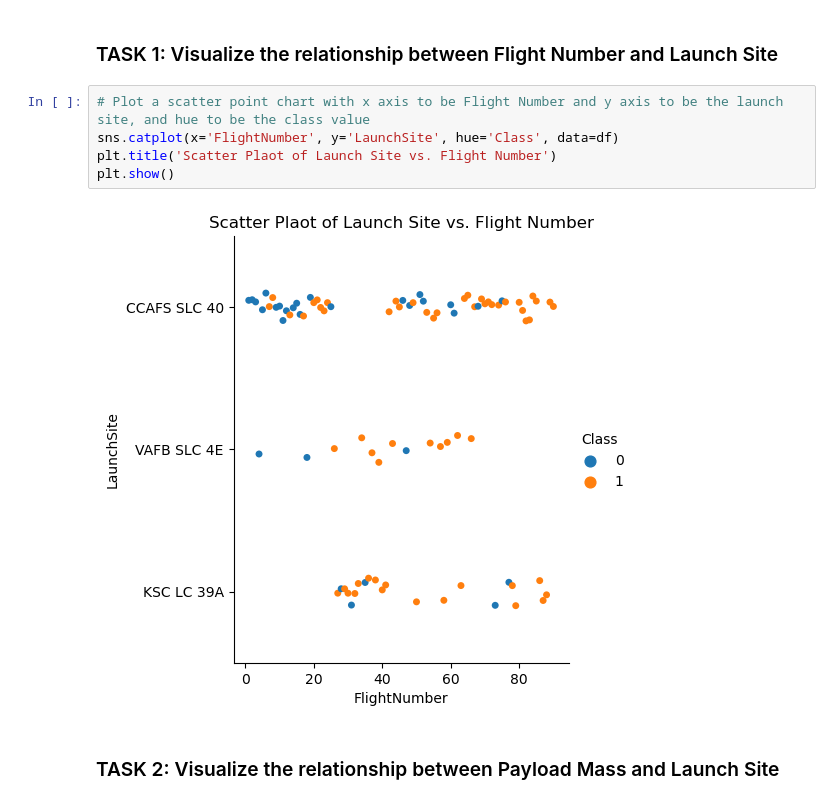
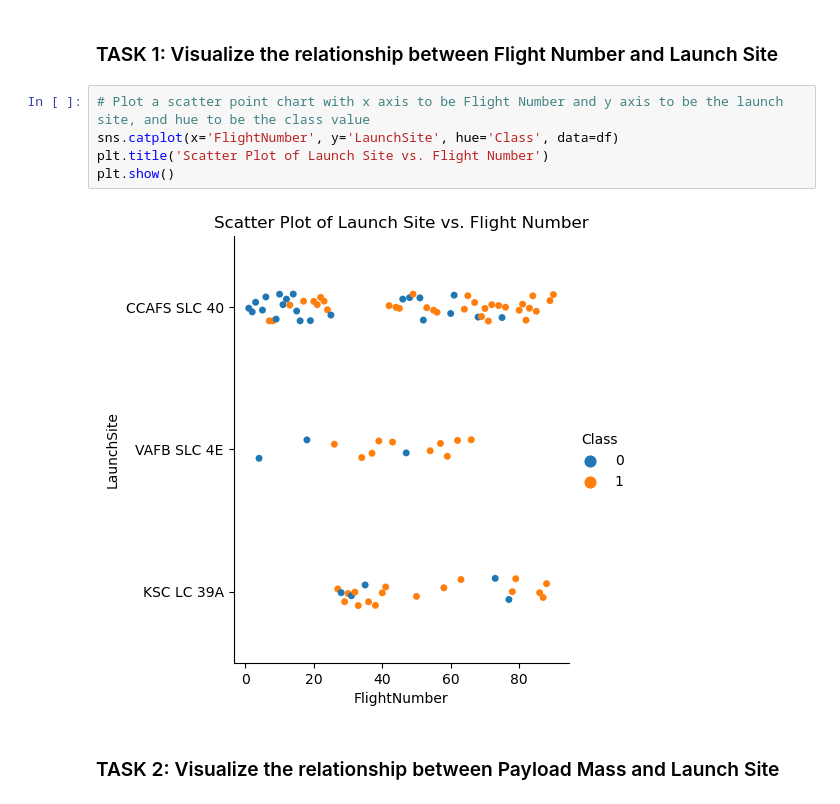
Before and after one commit to te-ex153/ibm-capstone, a Jupyter notebook: ibm_capstone_visualization.ipynb, the cells around one changed output. Cells and saved outputs as stored; diff of their text form.

```diff
--- a/ibm_capstone_visualization.ipynb
+++ b/ibm_capstone_visualization.ipynb
@@ -70,10 +75,10 @@ plt.show()
 # %%
 # Plot a scatter point chart with x axis to be Flight Number and y axis to be the launch site, and hue to be the class value
 sns.catplot(x='FlightNumber', y='LaunchSite', hue='Class', data=df)
-plt.title('Scatter Plaot of Launch Site vs. Flight Number')
+plt.title('Scatter Plot of Launch Site vs. Flight Number')
 plt.show()
 # %% [output]
-[figure, old version]
+[figure, new version]
 # %% [markdown]
 ### TASK 2: Visualize the relationship between Payload Mass and Launch Site
 # %%
```
Also changed, not shown: parts of 18 cells of this notebook.
